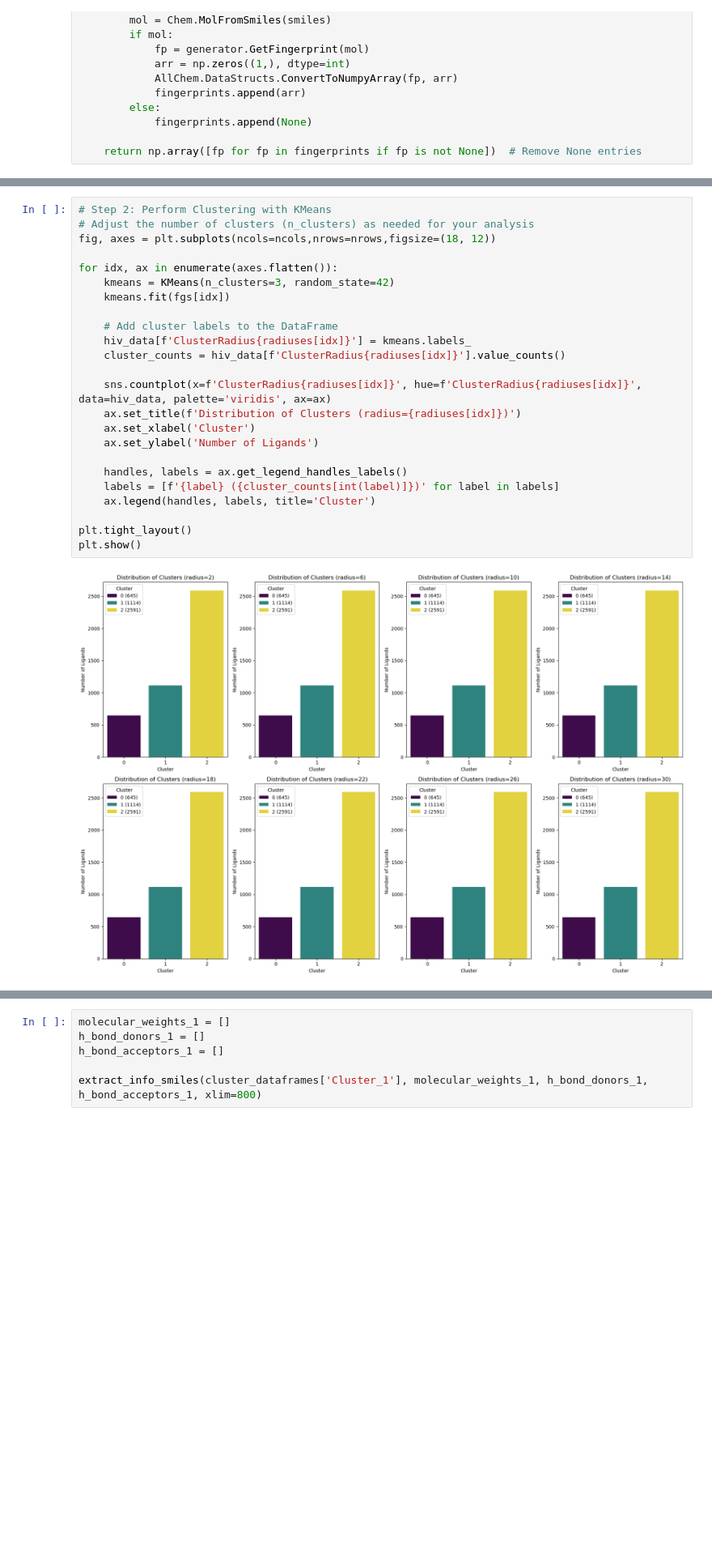
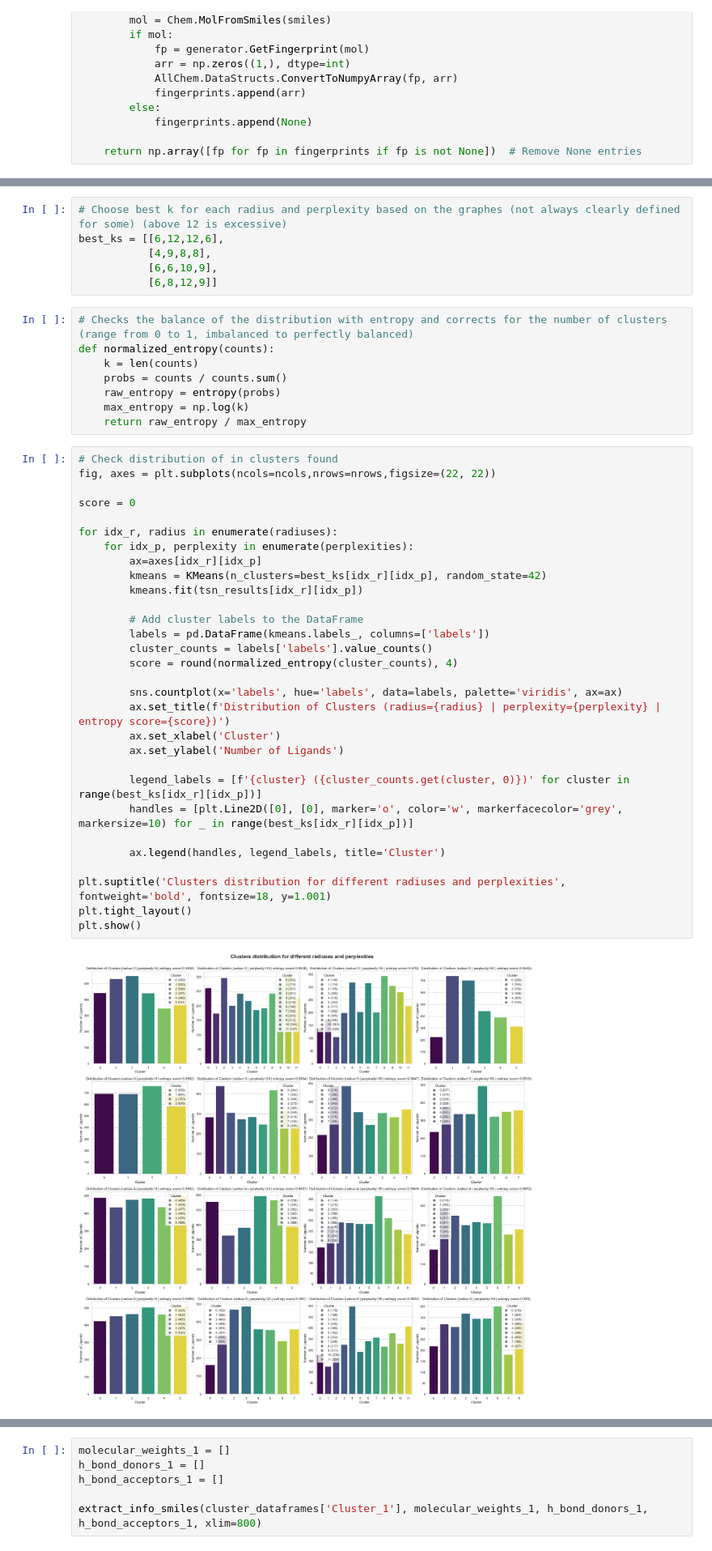
Before and after one commit to epfl-ada/ada-2024-project-trendtrackers, a Jupyter notebook: project_clusteringSMiles.ipynb, the cells around one changed output, grey strips where cells are left out. Shown at 81% size. Drawn from its saved outputs; the diff is of its cells as text; blank space fills up the shorter version.

```diff
--- a/project_clusteringSMiles.ipynb
+++ b/project_clusteringSMiles.ipynb
@@ -190,26 +225,46 @@ plt.show()
+# %%
+# Choose best k for each radius and perplexity based on the graphes (not always clearly defined for some) (above 12 is excessive)
+best_ks = [[6,12,12,6],
+           [4,9,8,8],
+           [6,6,10,9],
+           [6,8,12,9]]
+# %%
+# Checks the balance of the distribution with entropy and corrects for the number of clusters (range from 0 to 1, imbalanced to perfectly balanced)
+def normalized_entropy(counts):
+    k = len(counts)
+    probs = counts / counts.sum()
+    raw_entropy = entropy(probs)
+    max_entropy = np.log(k)
+    return raw_entropy / max_entropy
 # %%
-# Step 2: Perform Clustering with KMeans
-# Adjust the number of clusters (n_clusters) as needed for your analysis
-fig, axes = plt.subplots(ncols=ncols,nrows=nrows,figsize=(18, 12))
+# Check distribution of in clusters found
+fig, axes = plt.subplots(ncols=ncols,nrows=nrows,figsize=(22, 22))
 
-for idx, ax in enumerate(axes.flatten()):
-    kmeans = KMeans(n_clusters=3, random_state=42)
-    kmeans.fit(fgs[idx])
+score = 0
 
-    # Add cluster labels to the DataFrame
-    hiv_data[f'ClusterRadius{radiuses[idx]}'] = kmeans.labels_
-    cluster_counts = hiv_data[f'ClusterRadius{radiuses[idx]}'].value_counts()
+for idx_r, radius in enumerate(radiuses):
+    for idx_p, perplexity in enumerate(perplexities):
+        ax=axes[idx_r][idx_p]
+        kmeans = KMeans(n_clusters=best_ks[idx_r][idx_p], random_state=42)
+        kmeans.fit(tsn_results[idx_r][idx_p])
 
-    sns.countplot(x=f'ClusterRadius{radiuses[idx]}', hue=f'ClusterRadius{radiuses[idx]}', data=hiv_data, palette='viridis', ax=ax)
-    ax.set_title(f'Distribution of Clusters (radius={radiuses[idx]})')
-    ax.set_xlabel('Cluster')
-    ax.set_ylabel('Number of Ligands')
+        # Add cluster labels to the DataFrame
+        labels = pd.DataFrame(kmeans.labels_, columns=['labels'])
+        cluster_counts = labels['labels'].value_counts()
+        score = round(normalized_entropy(cluster_counts), 4)
 
-    handles, labels = ax.get_legend_handles_labels()
-    labels = [f'{label} ({cluster_counts[int(label)]})' for label in labels]
-    ax.legend(handles, labels, title='Cluster')
+        sns.countplot(x='labels', hue='labels', data=labels, palette='viridis', ax=ax)
+        ax.set_title(f'Distribution of Clusters (radius={radius} | perplexity={perplexity} | entropy score={score})')
+        ax.set_xlabel('Cluster')
+        ax.set_ylabel('Number of Ligands')
 
+        legend_labels = [f'{cluster} ({cluster_counts.get(cluster, 0)})' for cluster in range(best_ks[idx_r][idx_p])]
+        handles = [plt.Line2D([0], [0], marker='o', color='w', markerfacecolor='grey', markersize=10) for _ in range(best_ks[idx_r][idx_p])]
+
+        ax.legend(handles, legend_labels, title='Cluster')
+
+plt.suptitle('Clusters distribution for different radiuses and perplexities', fontweight='bold', fontsize=18, y=1.001)
 plt.tight_layout()
 plt.show()
 # %% [output]
-[figure, old version]
+[figure, new version]
```
Also changed, not shown: parts of 12 cells of this notebook, 2 other files.
